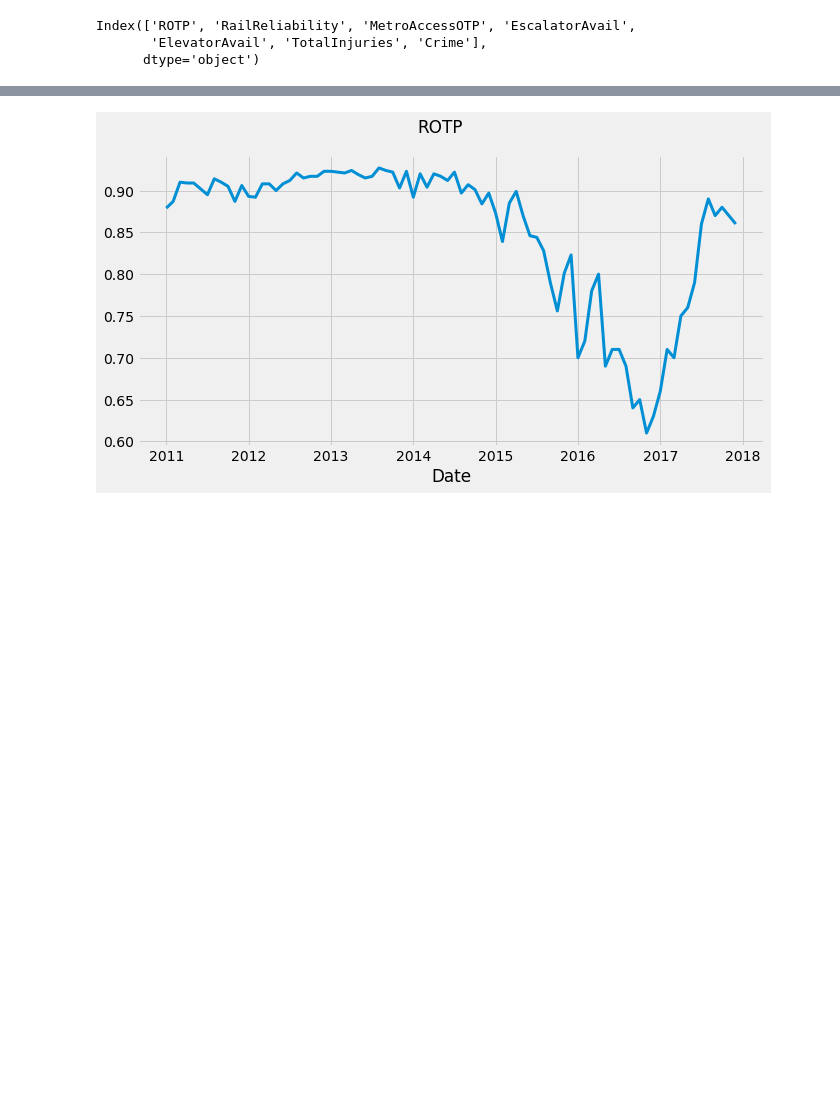
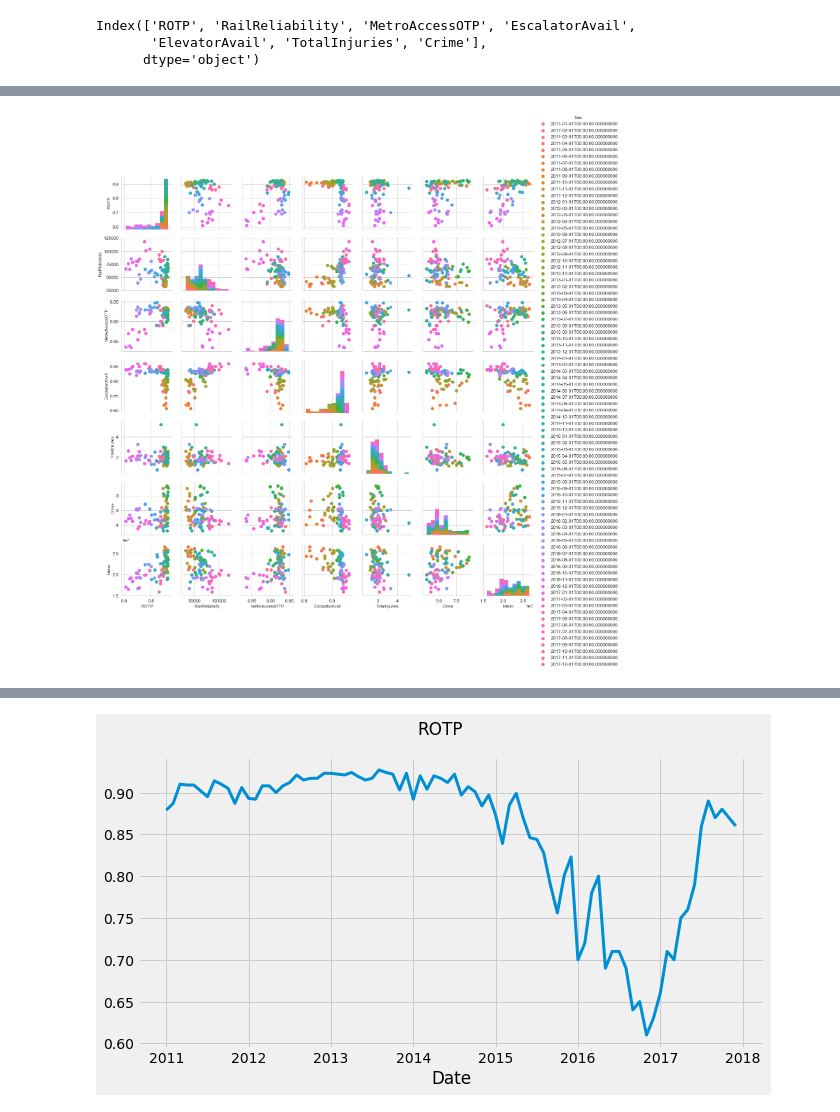
Before and after one commit to yegorkryukov/dc_public_transport, a Jupyter notebook: data_exploration_and_cleanup.ipynb, the cells around one changed output, grey strips where cells are left out. Saved outputs shown, nothing was run; the diff lists cells and outputs as text; code cells hidden in the pictures; blank space fills up the shorter version.

```diff
--- a/data_exploration_and_cleanup.ipynb
+++ b/data_exploration_and_cleanup.ipynb
@@ -226,0 +281,15 @@ KeyError: Timestamp('2011-01-01 00:00:00')
+# %%
+import seaborn as sns
+
+g = sns.PairGrid(metro_df,hue='Date')
+#g.map(plt.scatter);
+
+g.map_diag(plt.hist)
+g.map_offdiag(plt.scatter)
+
+#g.map_lower(plt.scatter)
+#g.map_upper(sns.kdeplot, cmap="Blues_d")
+
+g.add_legend();
+# %% [output]
+[figure, added]
```
Also changed, not shown: parts of 10 cells of this notebook, 2 other files.
